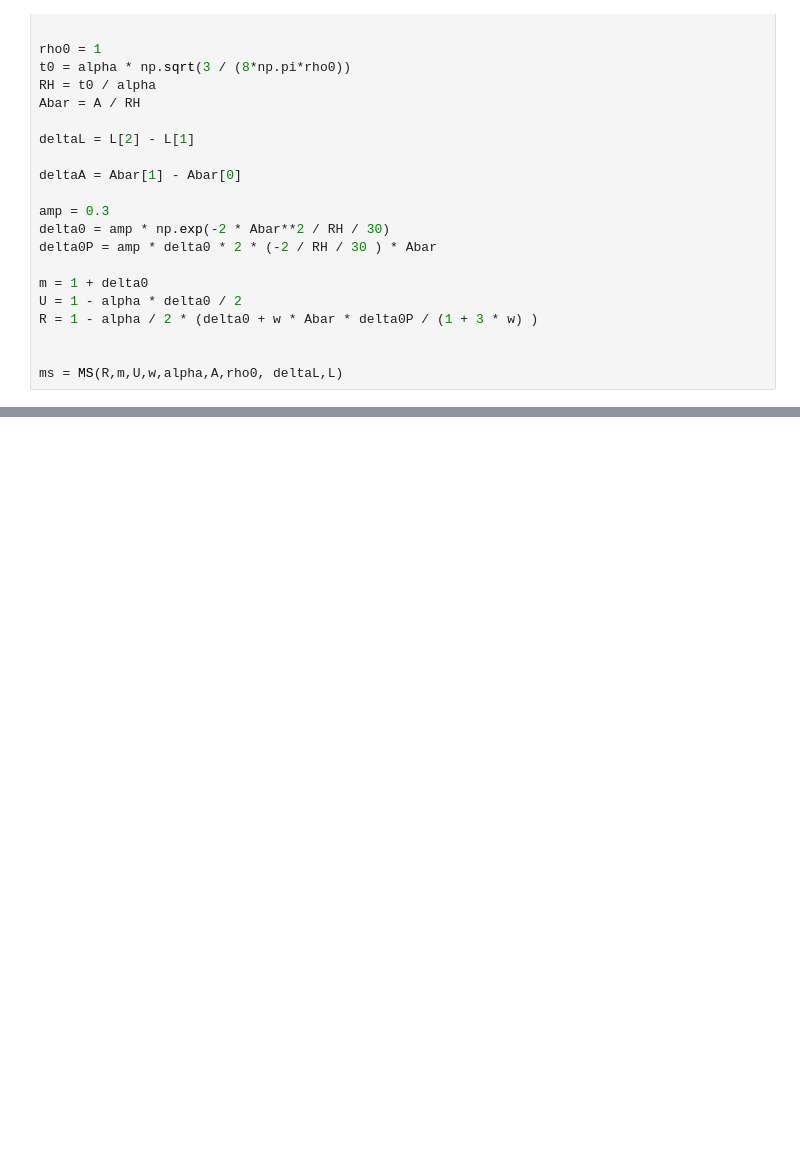
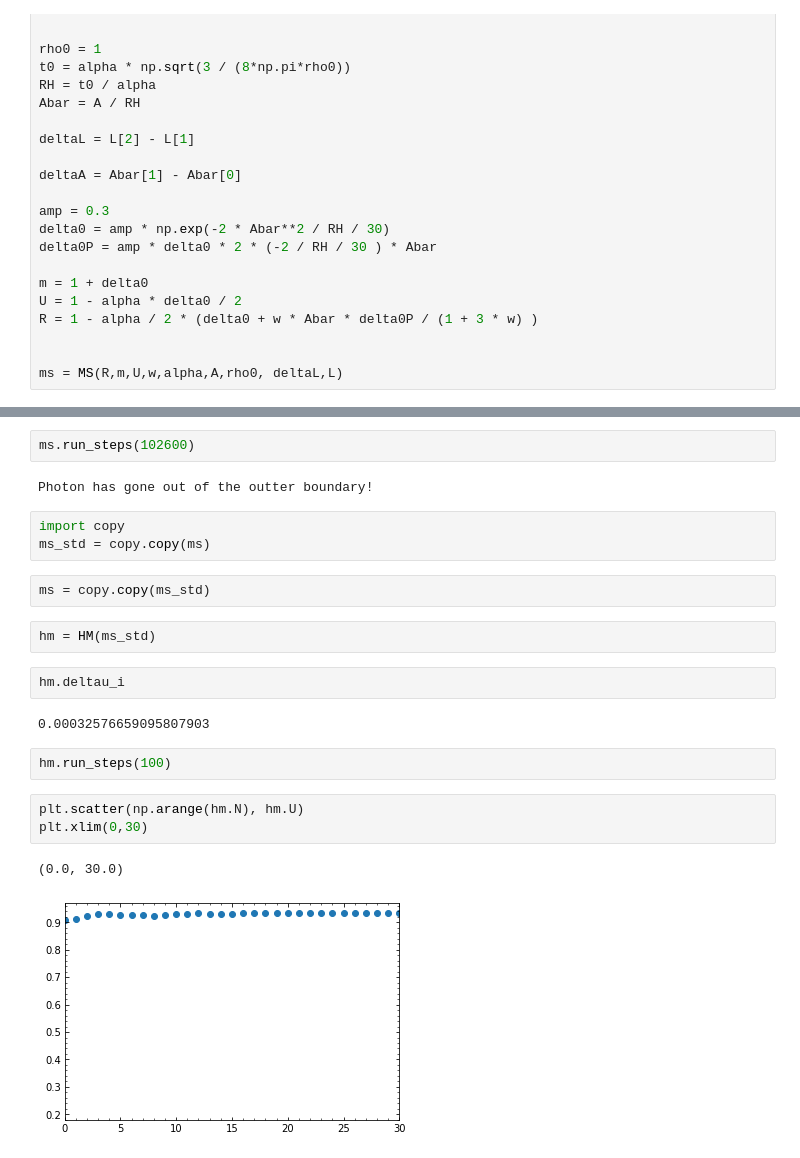
Before and after one commit to jbmertens/criticalcollapse, a Jupyter notebook: ms_hm_log.ipynb, the cells around one changed output, grey strips where cells are left out. Drawn from its saved outputs; the diff is of its cells as text; blank space fills up the shorter version.

```diff
--- a/ms_hm_log.ipynb
+++ b/ms_hm_log.ipynb
@@ -444,0 +611,23 @@ plt.xlim(-1,30)
+# %%
+ms.run_steps(102600)
+# %% [output]
+Photon has gone out of the outter boundary!
+# %%
+import copy
+ms_std = copy.copy(ms)
+# %%
+ms = copy.copy(ms_std)
+# %%
+hm = HM(ms_std)
+# %%
+hm.deltau_i
+# %% [output]
+0.00032576659095807903
+# %%
+hm.run_steps(100)
+# %%
+plt.scatter(np.arange(hm.N), hm.U)
+plt.xlim(0,30)
+# %% [output]
+(0.0, 30.0)
+[figure, added]
```
Also changed, not shown: parts of 38 cells of this notebook.
